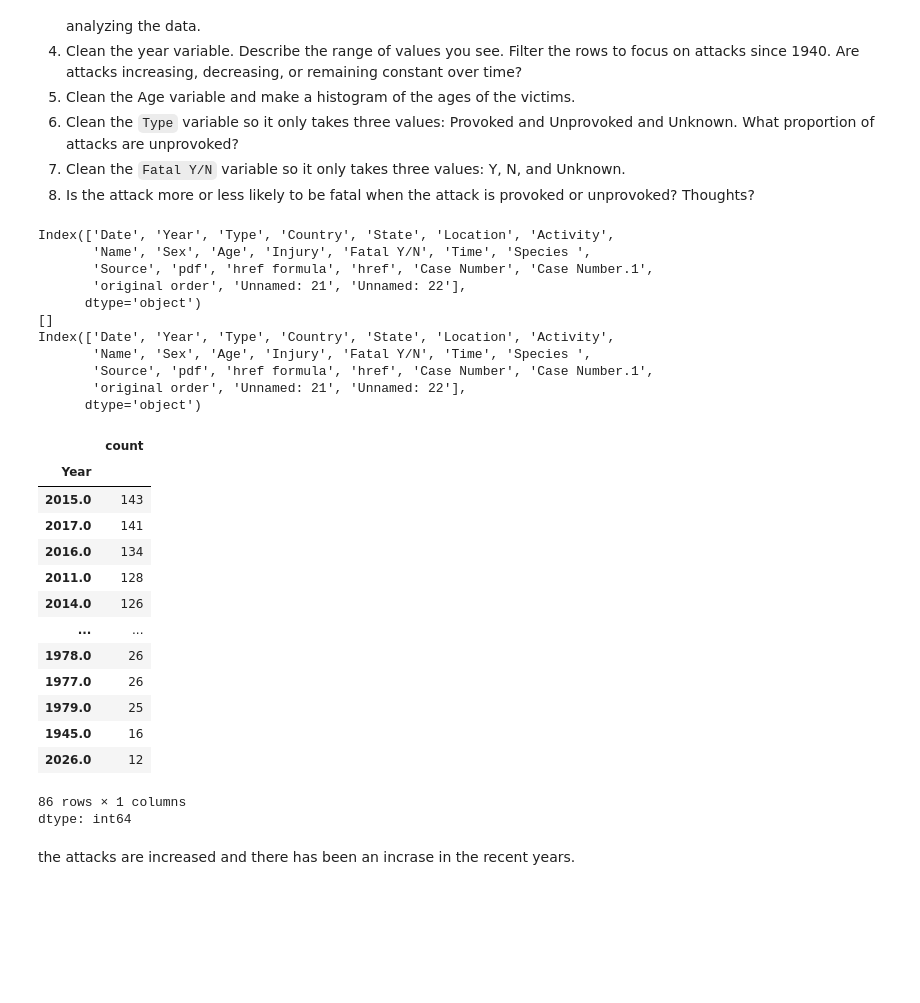
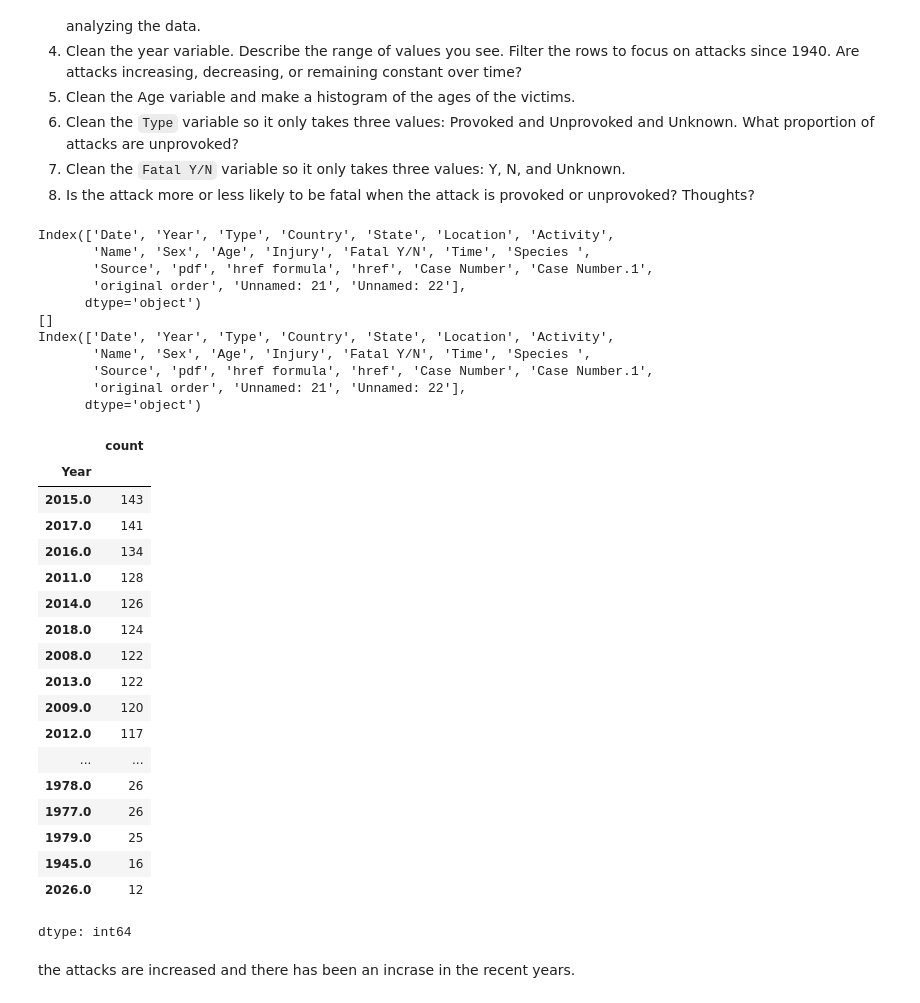
Before and after one commit to SafaaMahbub/undergrad_ml_assignments, a Jupyter notebook: 01_assignment_wrangling_and_eda.ipynb, the cells around one changed output. Cells and saved outputs as stored; diff of their text form; code cells hidden in the pictures; blank space fills up the shorter version.

```diff
--- a/01_assignment_wrangling_and_eda.ipynb
+++ b/01_assignment_wrangling_and_eda.ipynb
@@ -131,7 +131,8 @@ if the most ratings were nto good the median would be low to. If we fill the mis
 8. Is the attack more or less likely to be fatal when the attack is provoked or unprovoked? Thoughts?
 # %%
 import pandas as pd
-
+import numpy as np
+import seaborn as sns
 df = pd.read_excel('/content/GSAF5.xls')
 
 print(df.columns)
@@ -139,42 +140,46 @@ print(df.columns)
 empty_col = df.columns[df.isna().isnull().all()].tolist()
 print(empty_col)
 df = df.drop(empty_col, axis=1)
 
 print(df.columns)
 df.head()
 
 
 df['Year'] = pd.to_numeric( df['Year'], errors = 'coerce' )
 df.dtypes
 
-filtered_df = df.loc[df['Year']>1940]
-filtered_df['Year'].value_counts()
+df = df.loc[df['Year']>1940]
+df['Year'].value_counts()
 # %% [output]
 Index(['Date', 'Year', 'Type', 'Country', 'State', 'Location', 'Activity',
        'Name', 'Sex', 'Age', 'Injury', 'Fatal Y/N', 'Time', 'Species ',
        'Source', 'pdf', 'href formula', 'href', 'Case Number', 'Case Number.1',
        'original order', 'Unnamed: 21', 'Unnamed: 22'],
       dtype='object')
 []
 Index(['Date', 'Year', 'Type', 'Country', 'State', 'Location', 'Activity',
        'Name', 'Sex', 'Age', 'Injury', 'Fatal Y/N', 'Time', 'Species ',
        'Source', 'pdf', 'href formula', 'href', 'Case Number', 'Case Number.1',
        'original order', 'Unnamed: 21', 'Unnamed: 22'],
       dtype='object')
 |  | count |
 | Year |  |
 | 2015.0 | 143 |
 | 2017.0 | 141 |
 | 2016.0 | 134 |
 | 2011.0 | 128 |
 | 2014.0 | 126 |
+| 2018.0 | 124 |
+| 2008.0 | 122 |
+| 2013.0 | 122 |
+| 2009.0 | 120 |
+| 2012.0 | 117 |
 | ... | ... |
 | 1978.0 | 26 |
 | 1977.0 | 26 |
 | 1979.0 | 25 |
 | 1945.0 | 16 |
 | 2026.0 | 12 |
-86 rows × 1 columns
 dtype: int64
 # %% [markdown]
 the attacks are increased and there has been an incrase in the recent years.
```
Also changed, not shown: parts of 12 cells of this notebook.
